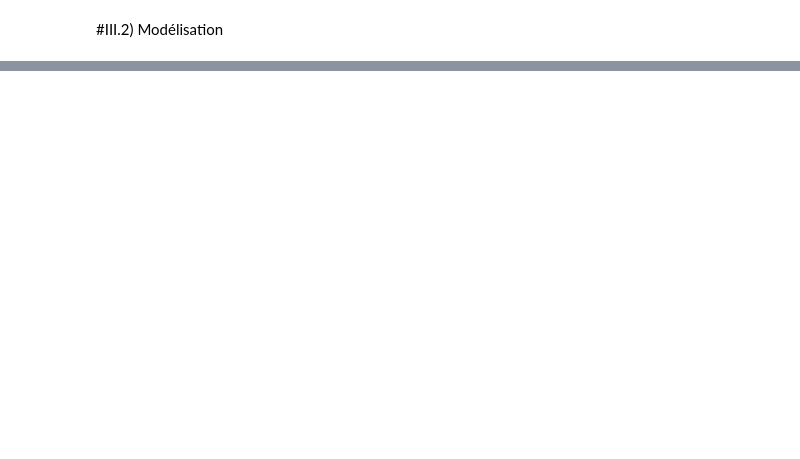
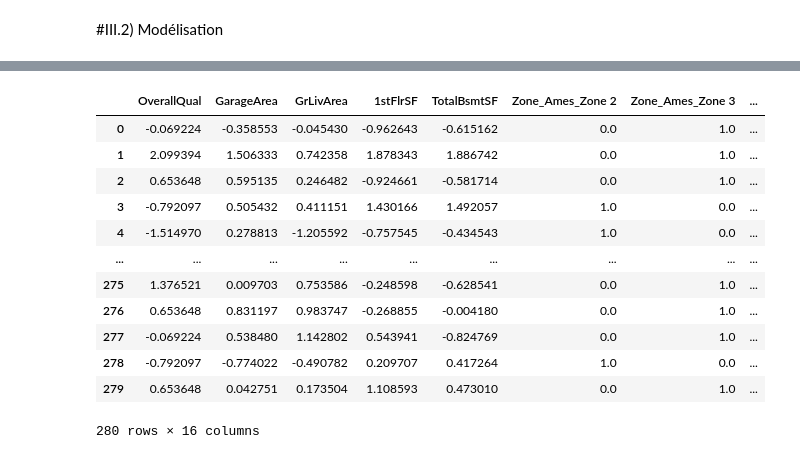
Before and after one commit to fmazur57u/Prediction_prix_immobilier, a Jupyter notebook: projet_prix_immobilier.ipynb, the cells around one changed output, grey strips where cells are left out. Cells and saved outputs as stored; diff of their text form; code cells hidden in the pictures; blank space fills up the shorter version.

```diff
--- a/projet_prix_immobilier.ipynb
+++ b/projet_prix_immobilier.ipynb
@@ -1446,0 +1513,3 @@ Le modéle le plus performent avec le modéle le plus simple est l'arbre de déc
+# %%
+test_set = pd.read_csv("kaggle_test_set.csv")
+test_set.head()
@@ -1446,0 +1523,19 @@ Le modéle le plus performent avec le modéle le plus simple est l'arbre de déc
+# %%
+test_set["Surface_totale_maison"] = test_set["1stFlrSF"] + test_set["TotalBsmtSF"] + (test_set["GrLivArea"] - test_set["1stFlrSF"])
+# %%
+test_set_finale = pipeline.transform(test_set)
+test_set_finale
+# %% [output]
+|  | OverallQual | GarageArea | GrLivArea | 1stFlrSF | TotalBsmtSF | Zone_Ames_Zone 2 | Zone_Ames_Zone 3 | ... |
+| 0 | -0.069224 | -0.358553 | -0.045430 | -0.962643 | -0.615162 | 0.0 | 1.0 | ... |
+| 1 | 2.099394 | 1.506333 | 0.742358 | 1.878343 | 1.886742 | 0.0 | 1.0 | ... |
+| 2 | 0.653648 | 0.595135 | 0.246482 | -0.924661 | -0.581714 | 0.0 | 1.0 | ... |
+| 3 | -0.792097 | 0.505432 | 0.411151 | 1.430166 | 1.492057 | 1.0 | 0.0 | ... |
+| 4 | -1.514970 | 0.278813 | -1.205592 | -0.757545 | -0.434543 | 1.0 | 0.0 | ... |
+| ... | ... | ... | ... | ... | ... | ... | ... | ... |
+| 275 | 1.376521 | 0.009703 | 0.753586 | -0.248598 | -0.628541 | 0.0 | 1.0 | ... |
+| 276 | 0.653648 | 0.831197 | 0.983747 | -0.268855 | -0.004180 | 0.0 | 1.0 | ... |
+| 277 | -0.069224 | 0.538480 | 1.142802 | 0.543941 | -0.824769 | 0.0 | 1.0 | ... |
+| 278 | -0.792097 | -0.774022 | -0.490782 | 0.209707 | 0.417264 | 1.0 | 0.0 | ... |
+| 279 | 0.653648 | 0.042751 | 0.173504 | 1.108593 | 0.473010 | 0.0 | 1.0 | ... |
+280 rows × 16 columns
```
Also changed, not shown: parts of 22 cells of this notebook, 1 other file.
